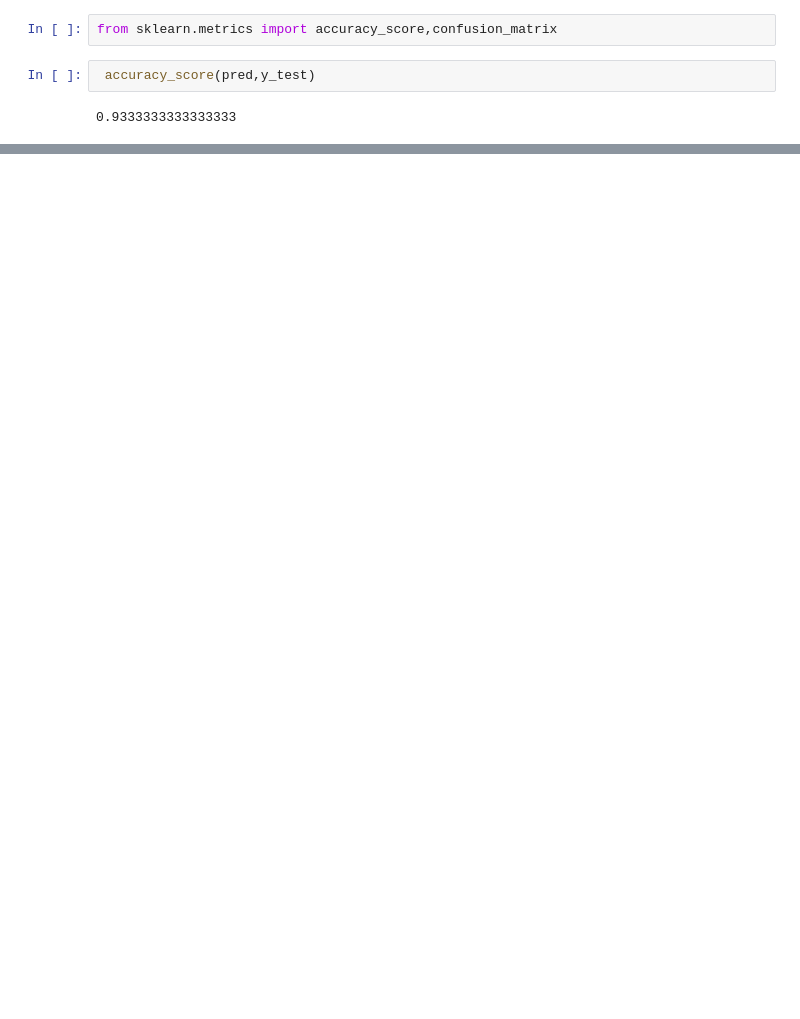
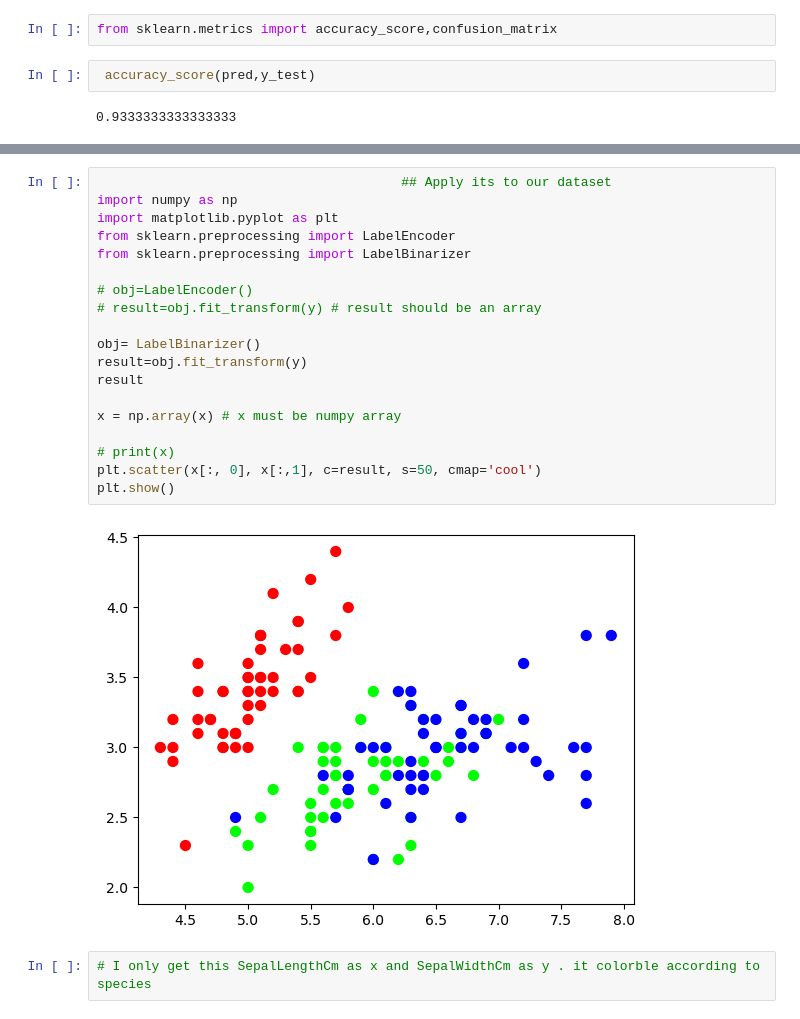
Before and after one commit to Isuru-Sandaruwan-Kumarasiri/Machine-Learning, a Jupyter notebook: 7-Support_Vector_Machine/SVM Algorithem.ipynb, the cells around one changed output, grey strips where cells are left out. Cells and saved outputs as stored; diff of their text form; blank space fills up the shorter version.

```diff
--- a/7-Support_Vector_Machine/SVM Algorithem.ipynb
+++ b/7-Support_Vector_Machine/SVM Algorithem.ipynb
@@ -130,0 +236,23 @@ confusion_matrix(pred,y_)
+# %%
+                                       ## Apply its to our dataset
+import numpy as np
+import matplotlib.pyplot as plt
+from sklearn.preprocessing import LabelEncoder
+from sklearn.preprocessing import LabelBinarizer
+
+# obj=LabelEncoder()
+# result=obj.fit_transform(y) # result should be an array
+
+obj= LabelBinarizer()
+result=obj.fit_transform(y)
+result
+
+x = np.array(x) # x must be numpy array
+
+# print(x)
+plt.scatter(x[:, 0], x[:,1], c=result, s=50, cmap='cool')
+plt.show()
+# %% [output]
+[figure, added]
+# %%
+# I only get this SepalLengthCm as x and SepalWidthCm as y . it colorble according to species
```
Also changed, not shown: parts of 23 cells of this notebook, 1 other file.
